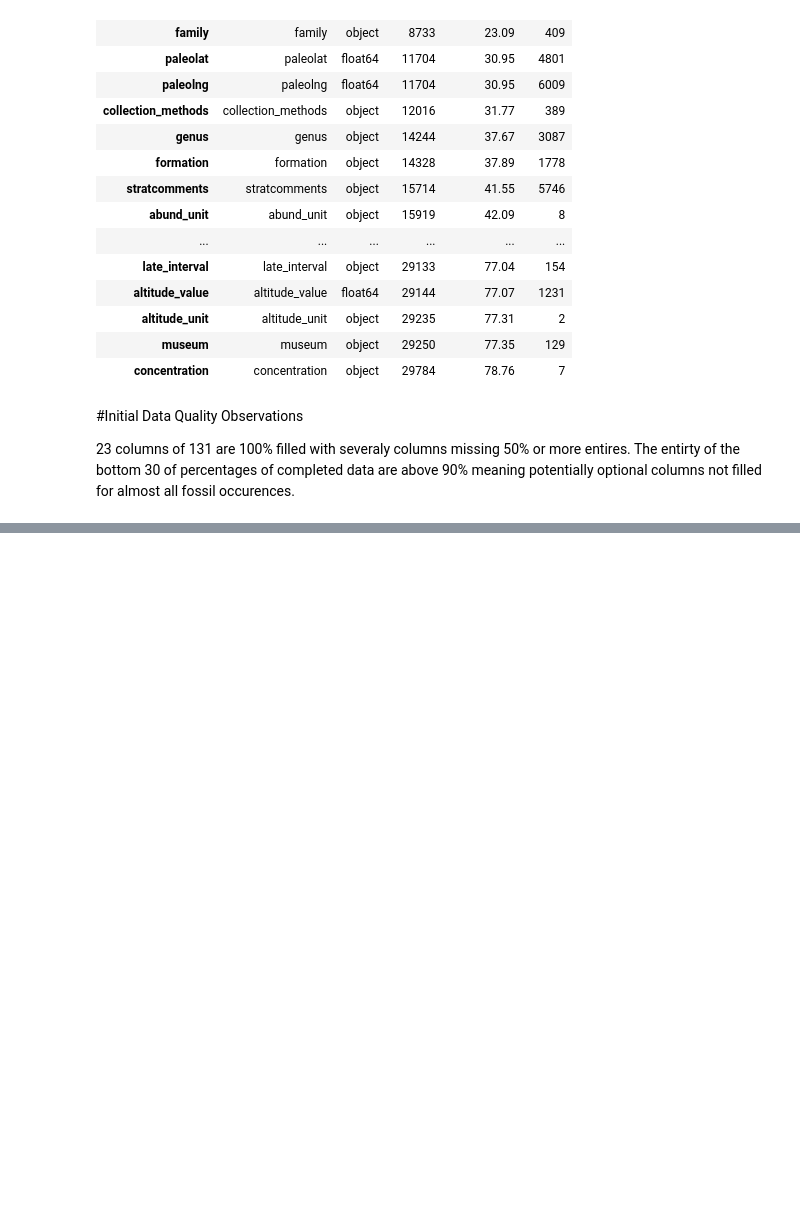
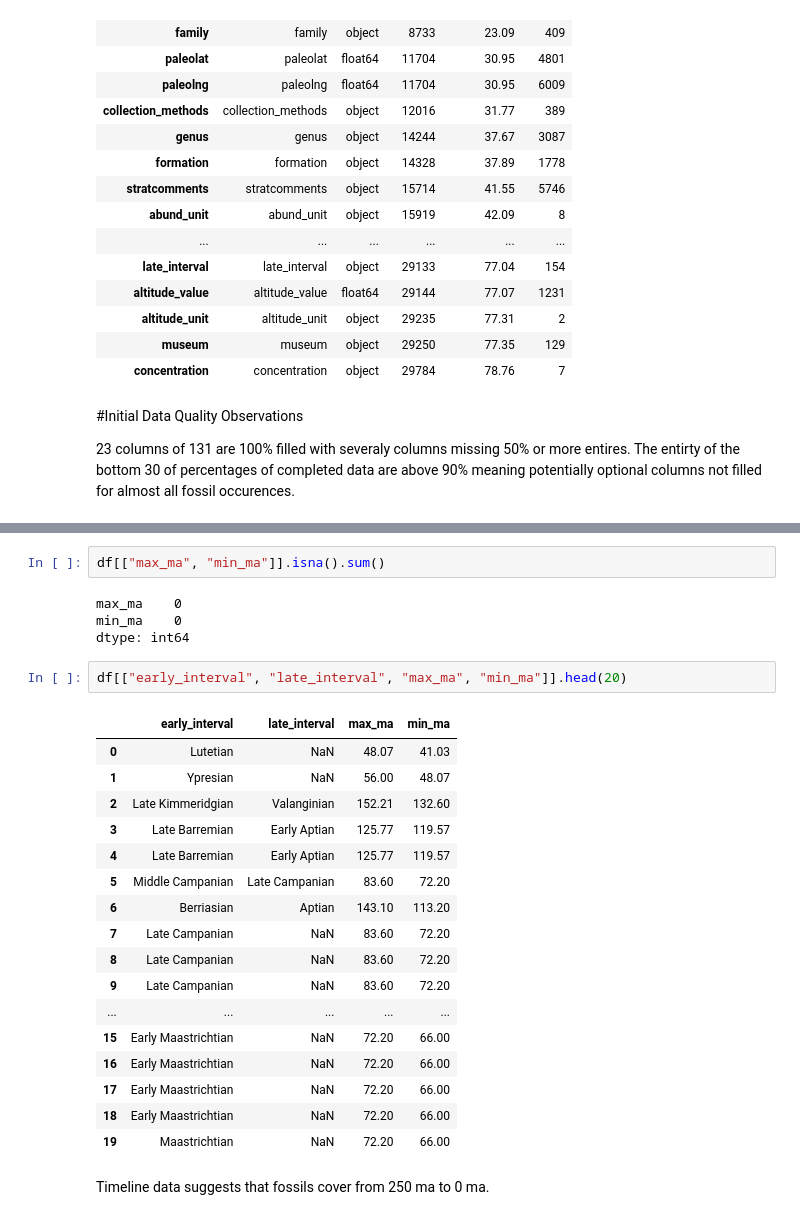
Before and after one commit to gilmorejh/dinosaur-fossil-explorer, a Jupyter notebook: notebooks/explore_data.ipynb, the cells around one changed output, grey strips where cells are left out. Saved outputs shown, nothing was run; the diff lists cells and outputs as text; blank space fills up the shorter version.

```diff
--- a/notebooks/explore_data.ipynb
+++ b/notebooks/explore_data.ipynb
@@ -136,0 +312,28 @@ column_profile[
+# %%
+df[["max_ma", "min_ma"]].isna().sum()
+# %% [output]
+max_ma    0
+min_ma    0
+dtype: int64
+# %%
+df[["early_interval", "late_interval", "max_ma", "min_ma"]].head(20)
+# %% [output]
+|  | early_interval | late_interval | max_ma | min_ma |
+| 0 | Lutetian | NaN | 48.07 | 41.03 |
+| 1 | Ypresian | NaN | 56.00 | 48.07 |
+| 2 | Late Kimmeridgian | Valanginian | 152.21 | 132.60 |
+| 3 | Late Barremian | Early Aptian | 125.77 | 119.57 |
+| 4 | Late Barremian | Early Aptian | 125.77 | 119.57 |
+| 5 | Middle Campanian | Late Campanian | 83.60 | 72.20 |
+| 6 | Berriasian | Aptian | 143.10 | 113.20 |
+| 7 | Late Campanian | NaN | 83.60 | 72.20 |
+| 8 | Late Campanian | NaN | 83.60 | 72.20 |
+| 9 | Late Campanian | NaN | 83.60 | 72.20 |
+| ... | ... | ... | ... | ... |
+| 15 | Early Maastrichtian | NaN | 72.20 | 66.00 |
+| 16 | Early Maastrichtian | NaN | 72.20 | 66.00 |
+| 17 | Early Maastrichtian | NaN | 72.20 | 66.00 |
+| 18 | Early Maastrichtian | NaN | 72.20 | 66.00 |
+| 19 | Maastrichtian | NaN | 72.20 | 66.00 |
+# %% [markdown]
+Timeline data suggests that fossils cover from 250 ma to 0 ma.
```
Also changed, not shown: parts of 39 cells of this notebook.
